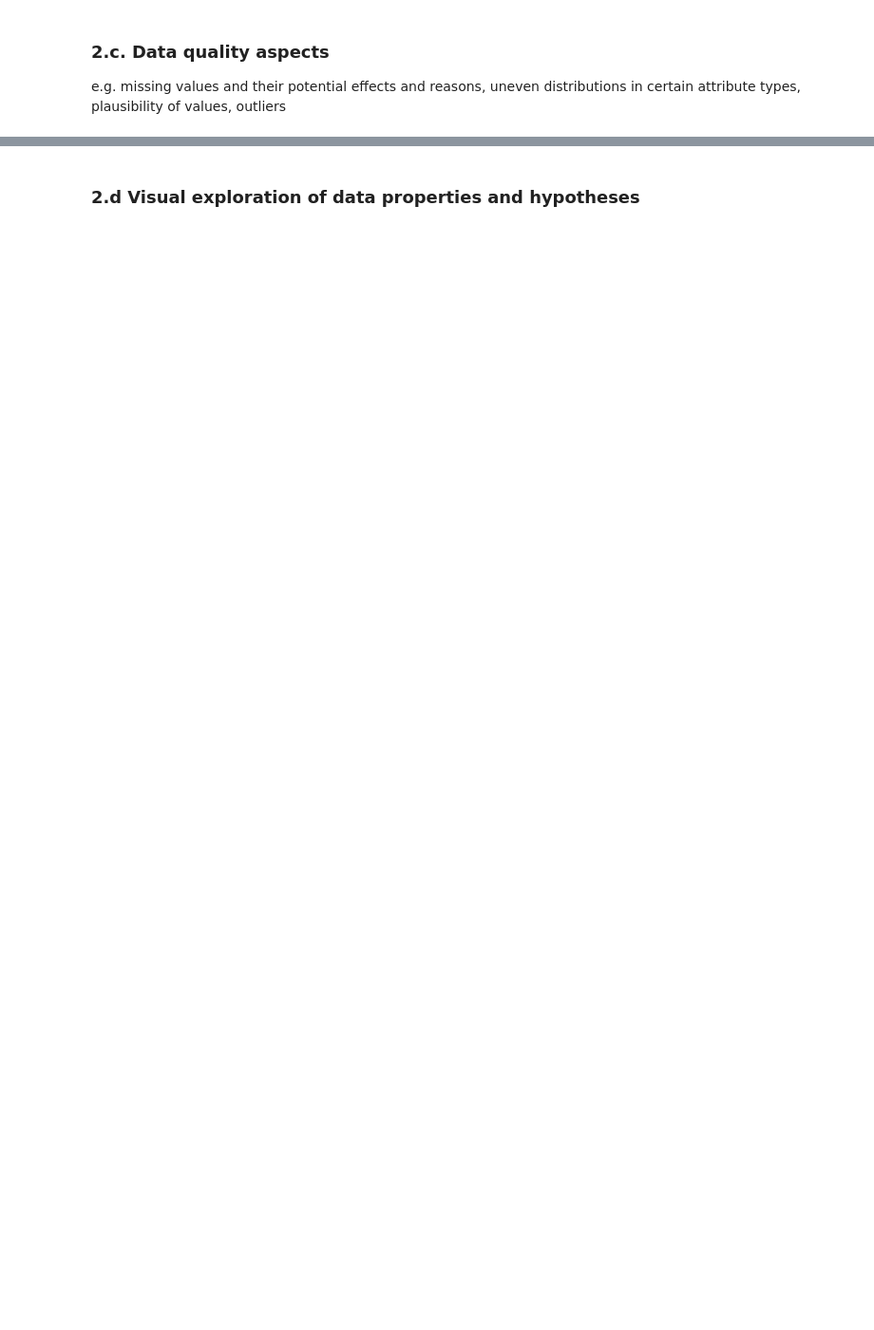
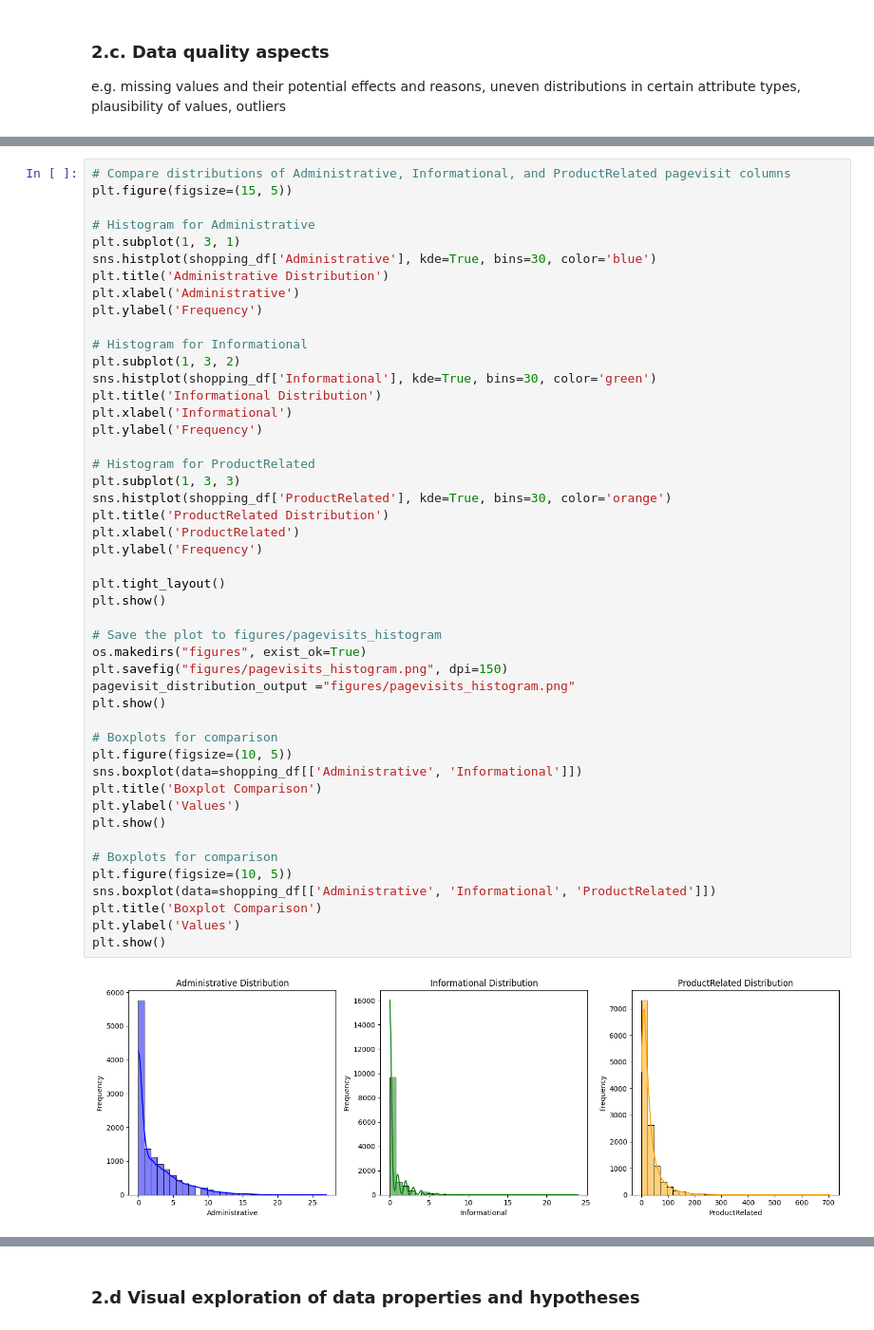
Before and after one commit to mzitad/shoppers_intention, a Jupyter notebook: Shoppers_intention.ipynb, the cells around one changed output, grey strips where cells are left out. Shown at 95% size. Saved outputs shown, nothing was run; the diff lists cells and outputs as text; blank space fills up the shorter version.

```diff
--- a/Shoppers_intention.ipynb
+++ b/Shoppers_intention.ipynb
@@ -1073,0 +1241,49 @@ str(uuid.uuid4())
+# %%
+# Compare distributions of Administrative, Informational, and ProductRelated pagevisit columns
+plt.figure(figsize=(15, 5))
+
+# Histogram for Administrative
+plt.subplot(1, 3, 1)
+sns.histplot(shopping_df['Administrative'], kde=True, bins=30, color='blue')
+plt.title('Administrative Distribution')
+plt.xlabel('Administrative')
+plt.ylabel('Frequency')
+
+# Histogram for Informational
+plt.subplot(1, 3, 2)
+sns.histplot(shopping_df['Informational'], kde=True, bins=30, color='green')
+plt.title('Informational Distribution')
+plt.xlabel('Informational')
+plt.ylabel('Frequency')
+
+# Histogram for ProductRelated
+plt.subplot(1, 3, 3)
+sns.histplot(shopping_df['ProductRelated'], kde=True, bins=30, color='orange')
+plt.title('ProductRelated Distribution')
+plt.xlabel('ProductRelated')
+plt.ylabel('Frequency')
+
+plt.tight_layout()
+plt.show()
+
+# Save the plot to figures/pagevisits_histogram
+os.makedirs("figures", exist_ok=True)
+plt.savefig("figures/pagevisits_histogram.png", dpi=150)
+pagevisit_distribution_output ="figures/pagevisits_histogram.png"
+plt.show()
+
+# Boxplots for comparison
+plt.figure(figsize=(10, 5))
+sns.boxplot(data=shopping_df[['Administrative', 'Informational']])
+plt.title('Boxplot Comparison')
+plt.ylabel('Values')
+plt.show()
+
+# Boxplots for comparison
+plt.figure(figsize=(10, 5))
+sns.boxplot(data=shopping_df[['Administrative', 'Informational', 'ProductRelated']])
+plt.title('Boxplot Comparison')
+plt.ylabel('Values')
+plt.show()
+# %% [output]
+[figure, added]
```
Also changed, not shown: parts of 50 cells of this notebook.
